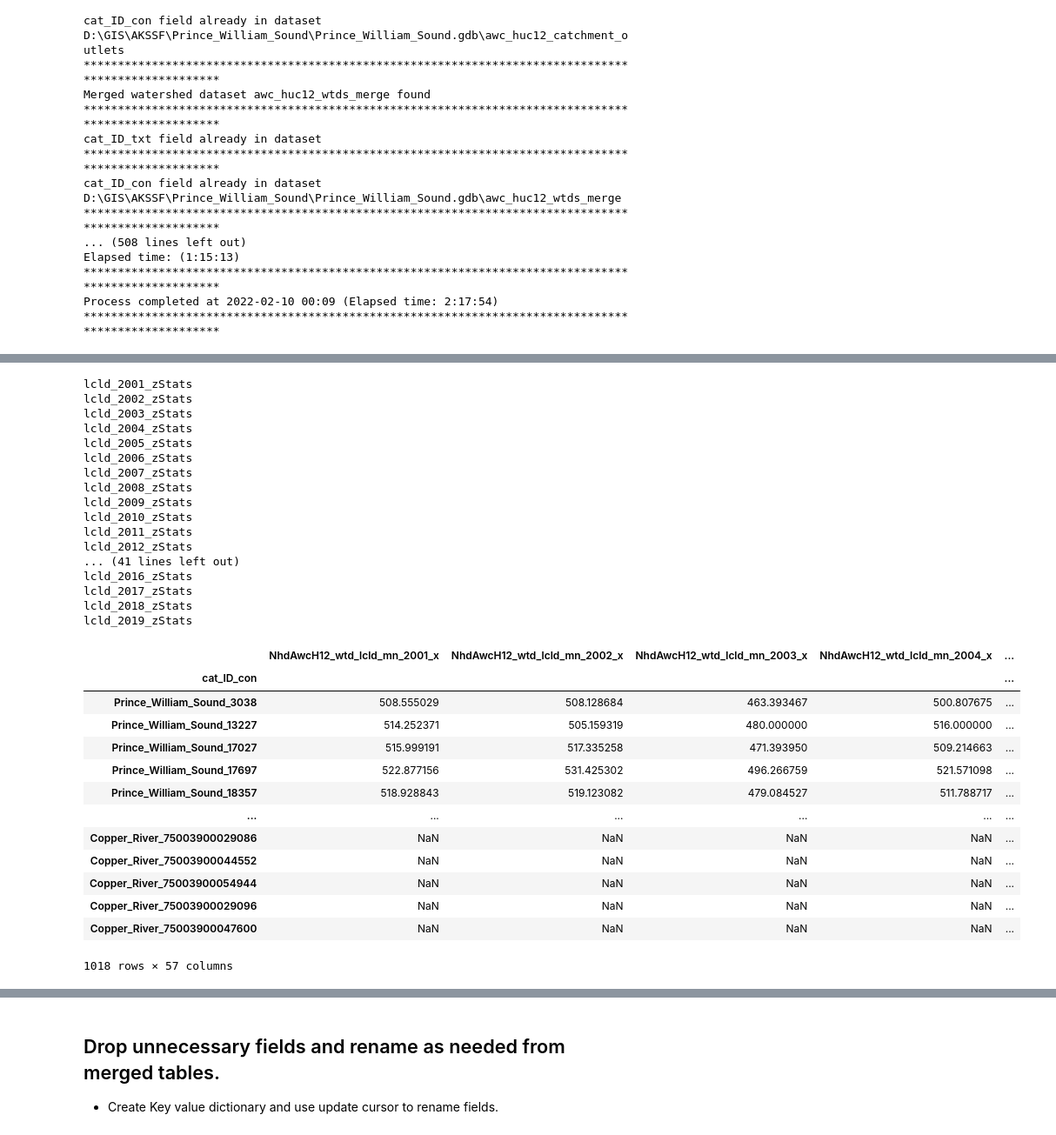
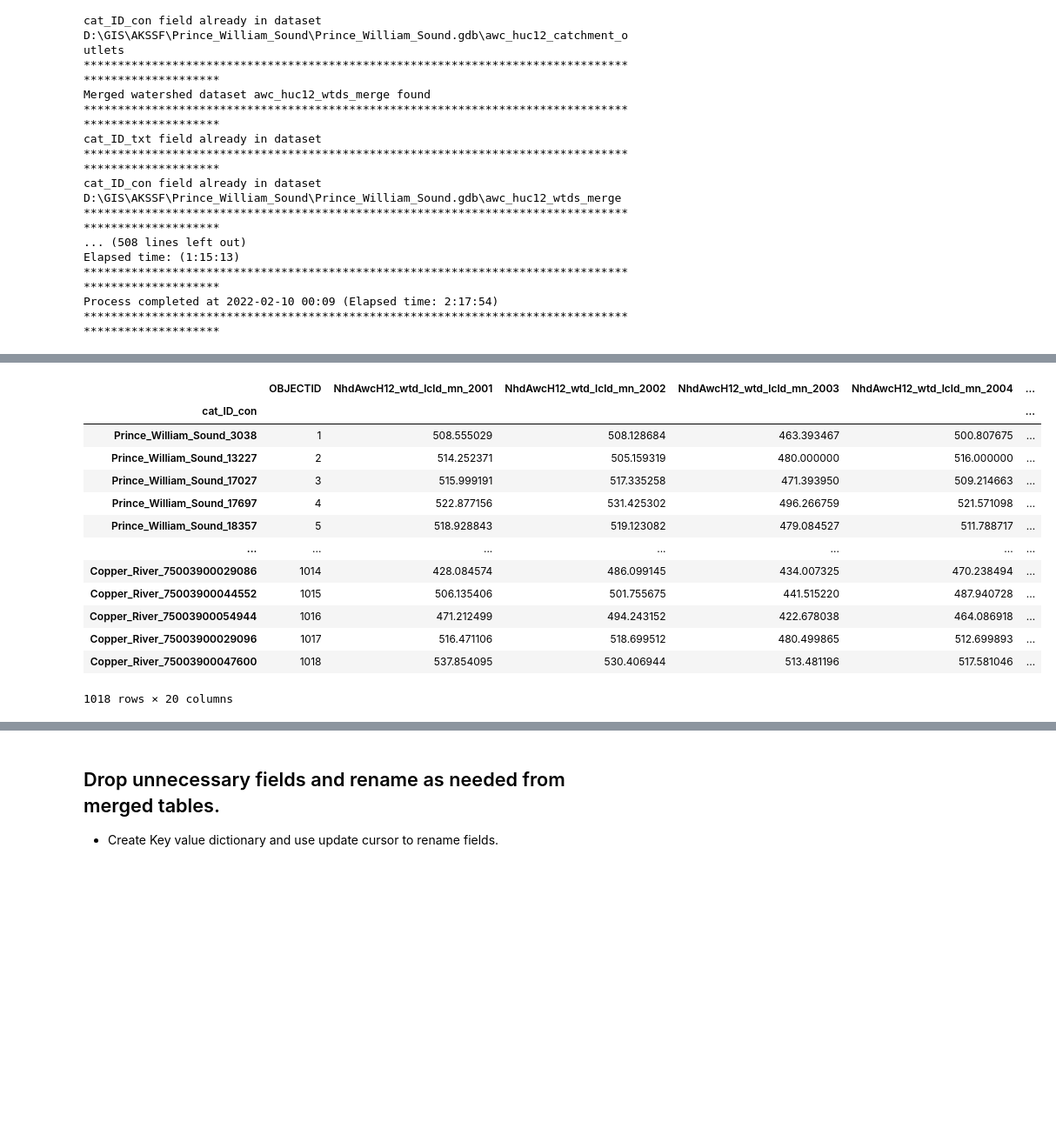
Before and after one commit to erinlarson/AKSSF, a Jupyter notebook: data_preparation/sensitivity_drivers/landcover/AKSSF_AWC_HUC12s_Covariates.ipynb, the cells around one changed output, grey strips where cells are left out. Shown at 87% size. Drawn from its saved outputs; the diff is of its cells as text; code cells hidden in the pictures; blank space fills up the shorter version.

Commit message:
Identify issue with LCLD table merge and upload new corrected LCLD csv.

```diff
--- a/data_preparation/sensitivity_drivers/landcover/AKSSF_AWC_HUC12s_Covariates.ipynb
+++ b/data_preparation/sensitivity_drivers/landcover/AKSSF_AWC_HUC12s_Covariates.ipynb
@@ -1884,55 +2010,28 @@ Examine LCLD tables and merge/export
 # %%
-dfs = []
-for table in lcld_Ztables:
-    tblname = table[-16:]
-    print(tblname)
-    dfname = tblname + '_arr'
-    # Make df
-    dfname = pd.DataFrame()
-    lcld_field_list = []
-    for field in arcpy.ListFields(table):
-        lcld_field_list.append(field.name)
-        #print(f'{field.name}')
-    lcld_arr = arcpy.da.TableToNumPyArray(table, lcld_field_list)
-    dfname = pd.DataFrame(lcld_arr)
-    dfname = dfname.drop(['OBJECTID','ZONE_CODE', 'AREA', 'COUNT'],axis=1)
-    dfname = dfname.set_index('cat_ID_con')
-    dfs.append(dfname)
-
-# Merge all data frames together
-import numpy as np
-from functools import reduce
-lcld_df = reduce(lambda left,right: pd.merge(left,right,on='cat_ID_con',how="outer"), dfs)
+# Convert to df and examine
+# Make catchment lcld df
+lcld_df = pd.DataFrame()
+lcld_field_list = []
+for field in arcpy.ListFields(lcld_table):
+    lcld_field_list.append(field.name)
+lcld_arr = arcpy.da.TableToNumPyArray(lcld_table,lcld_field_list)
+lcld_df = pd.DataFrame(lcld_arr)
+#lcld_df = lcld_df.drop(["OBJECTID","AwcHuc12_cat_elev_ZONE_CODE"],axis=1)
+lcld_df = lcld_df.set_index('cat_ID_con')
+#dfs.append(lcld_df)
 lcld_df
 # %% [output]
+|  | OBJECTID | NhdAwcH12_wtd_lcld_mn_2001 | NhdAwcH12_wtd_lcld_mn_2002 | NhdAwcH12_wtd_lcld_mn_2003 | NhdAwcH12_wtd_lcld_mn_2004 | ... |
+| cat_ID_con |  |  |  |  |  | ... |
+| Prince_William_Sound_3038 | 1 | 508.555029 | 508.128684 | 463.393467 | 500.807675 | ... |
+| Prince_William_Sound_13227 | 2 | 514.252371 | 505.159319 | 480.000000 | 516.000000 | ... |
+| Prince_William_Sound_17027 | 3 | 515.999191 | 517.335258 | 471.393950 | 509.214663 | ... |
+| Prince_William_Sound_17697 | 4 | 522.877156 | 531.425302 | 496.266759 | 521.571098 | ... |
+| Prince_William_Sound_18357 | 5 | 518.928843 | 519.123082 | 479.084527 | 511.788717 | ... |
+| ... | ... | ... | ... | ... | ... | ... |
+| Copper_River_75003900029086 | 1014 | 428.084574 | 486.099145 | 434.007325 | 470.238494 | ... |
+| Copper_River_75003900044552 | 1015 | 506.135406 | 501.755675 | 441.515220 | 487.940728 | ... |
+| Copper_River_75003900054944 | 1016 | 471.212499 | 494.243152 | 422.678038 | 464.086918 | ... |
+| Copper_River_75003900029096 | 1017 | 516.471106 | 518.699512 | 480.499865 | 512.699893 | ... |
+| Copper_River_75003900047600 | 1018 | 537.854095 | 530.406944 | 513.481196 | 517.581046 | ... |
-lcld_2001_zStats
-lcld_2002_zStats
-lcld_2003_zStats
-lcld_2004_zStats
-lcld_2005_zStats
-lcld_2006_zStats
-lcld_2007_zStats
-lcld_2008_zStats
-lcld_2009_zStats
-lcld_2010_zStats
-lcld_2011_zStats
-lcld_2012_zStats
-... (41 lines left out)
-lcld_2016_zStats
-lcld_2017_zStats
-lcld_2018_zStats
-lcld_2019_zStats
+1018 rows × 20 columns
-|  | NhdAwcH12_wtd_lcld_mn_2001_x | NhdAwcH12_wtd_lcld_mn_2002_x | NhdAwcH12_wtd_lcld_mn_2003_x | NhdAwcH12_wtd_lcld_mn_2004_x | ... |
-| cat_ID_con |  |  |  |  | ... |
-| Prince_William_Sound_3038 | 508.555029 | 508.128684 | 463.393467 | 500.807675 | ... |
-| Prince_William_Sound_13227 | 514.252371 | 505.159319 | 480.000000 | 516.000000 | ... |
-| Prince_William_Sound_17027 | 515.999191 | 517.335258 | 471.393950 | 509.214663 | ... |
-| Prince_William_Sound_17697 | 522.877156 | 531.425302 | 496.266759 | 521.571098 | ... |
-| Prince_William_Sound_18357 | 518.928843 | 519.123082 | 479.084527 | 511.788717 | ... |
-| ... | ... | ... | ... | ... | ... |
-| Copper_River_75003900029086 | NaN | NaN | NaN | NaN | ... |
-| Copper_River_75003900044552 | NaN | NaN | NaN | NaN | ... |
-| Copper_River_75003900054944 | NaN | NaN | NaN | NaN | ... |
-| Copper_River_75003900029096 | NaN | NaN | NaN | NaN | ... |
-| Copper_River_75003900047600 | NaN | NaN | NaN | NaN | ... |
-1018 rows × 57 columns
```
Also changed, not shown: parts of 15 cells of this notebook, 2 other files.
